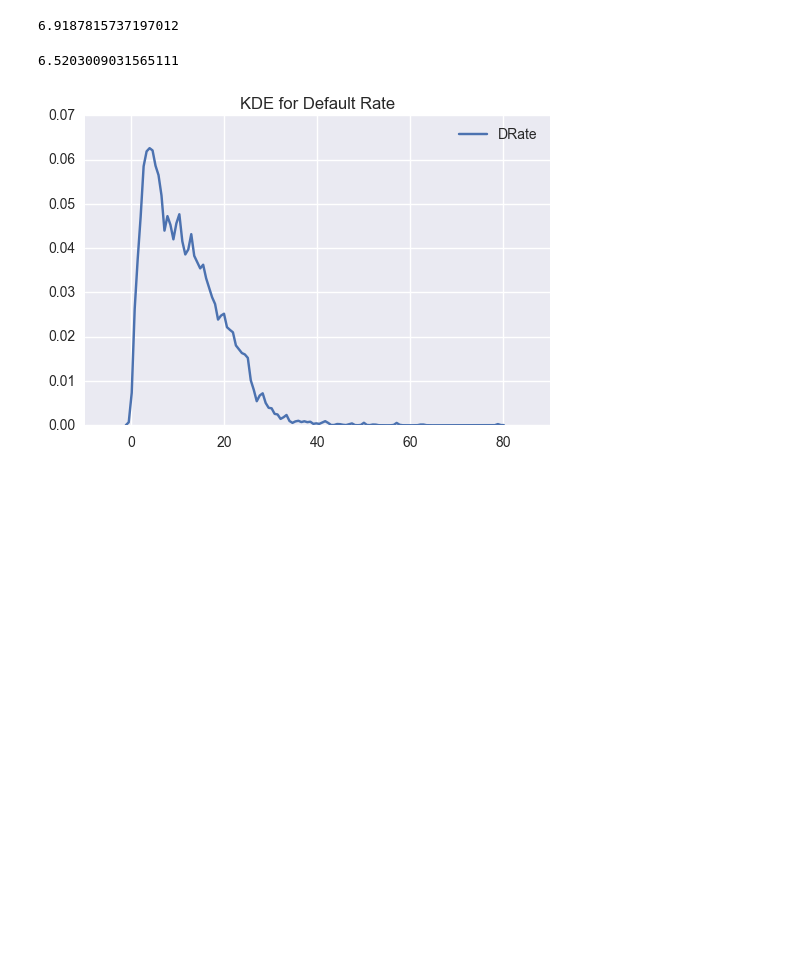
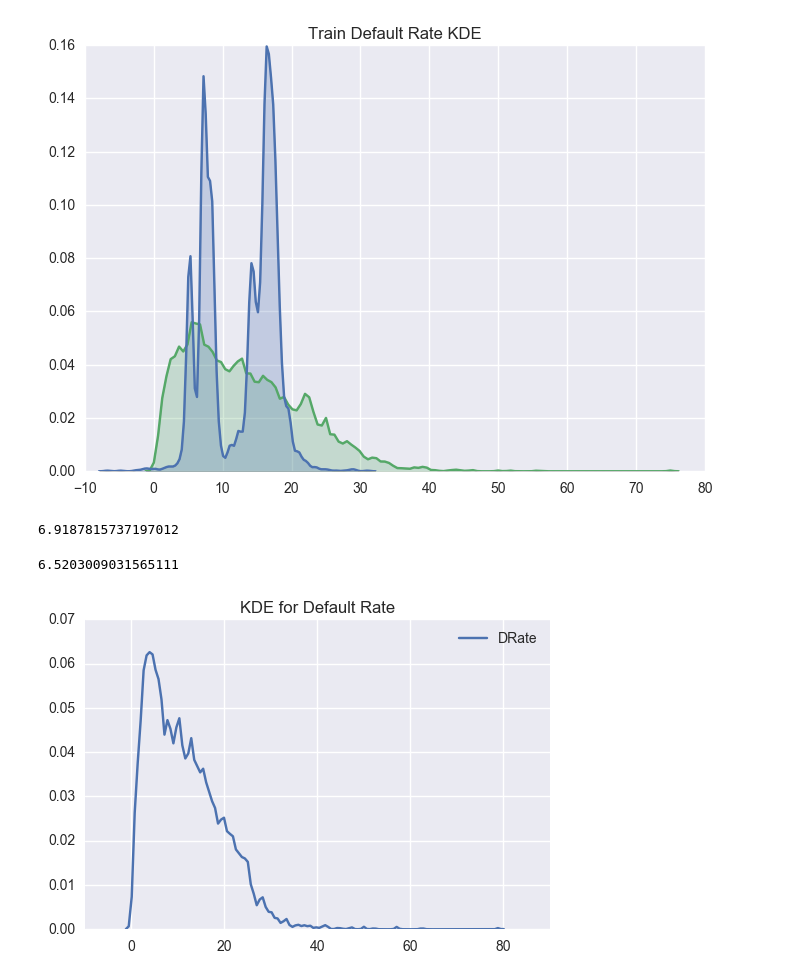
Before and after one commit to dataframing/student-loans, a Jupyter notebook: danny/Final.ipynb, the cells around one changed output. Cells and saved outputs as stored; diff of their text form; code cells hidden in the pictures; blank space fills up the shorter version.

```diff
--- a/danny/Final.ipynb
+++ b/danny/Final.ipynb
@@ -59,4 +60,42 @@ OLS Regression Results
 | Prob(Omnibus): | 0.000 | Jarque-Bera (JB): | 1228.332 |
 | Skew: | 0.554 | Prob(JB): | 1.87e-267 |
 | Kurtosis: | 5.398 | Cond. No. | 9.76e+09 |
+# %%
+sns.set(color_codes=True)
+
+# KDE Data 2011
+ax = plt.axes()
+# ax.set_title("Default Rate KDE")
+kde = sns.kdeplot(data_2011['DRate'], bw = 0.4, shade=True, legend=False, color='g')
+# plt.legend("A")
+
+# KDE OLS fitted 2011
+ax = plt.axes()
+ax.set_title("Train Default Rate KDE")
+kde = sns.kdeplot(lm.fittedvalues, bw = 0.4, shade=True, legend=False, color='b')
+fig = kde.get_figure()
+# plt.legend("F")
+# fig.add_legend("Fitted")
+fig.savefig("kde-plot-train-OLS.png")
+
+# data_2012 = pd.read_csv('../data/test_master_imputed_dummified.csv')
+
+# # KDE Data 2012
+# ax = plt.axes()
+# # ax.set_title("Test Default Rate KDE")
+# kde = sns.kdeplot(data_2012['DRate'], bw = 0.4, shade=True, legend=False, color='g')
+# # fig = kde.get_figure()
+
+# data_2012.columns = [column.replace(' ', '_') for column in data_2012.columns]
+# pandas_features = train_features.split(' + ')
+# lm_predictions = lm.predict(data_2012[pandas_features])
+
+# # # KDE OLS fitted 2012
+# ax = plt.axes()
+# ax.set_title("Test Default Rate KDE")
+# kde = sns.kdeplot(lm_predictions, bw = 0.4, shade=True, legend=False, color='b')
+# fig = kde.get_figure()
+# fig.savefig("kde-plot-test-OLS.png")
+# %% [output]
+[figure, added]
 # %%
```
Also changed, not shown: parts of 4 cells of this notebook, 5 other files.
